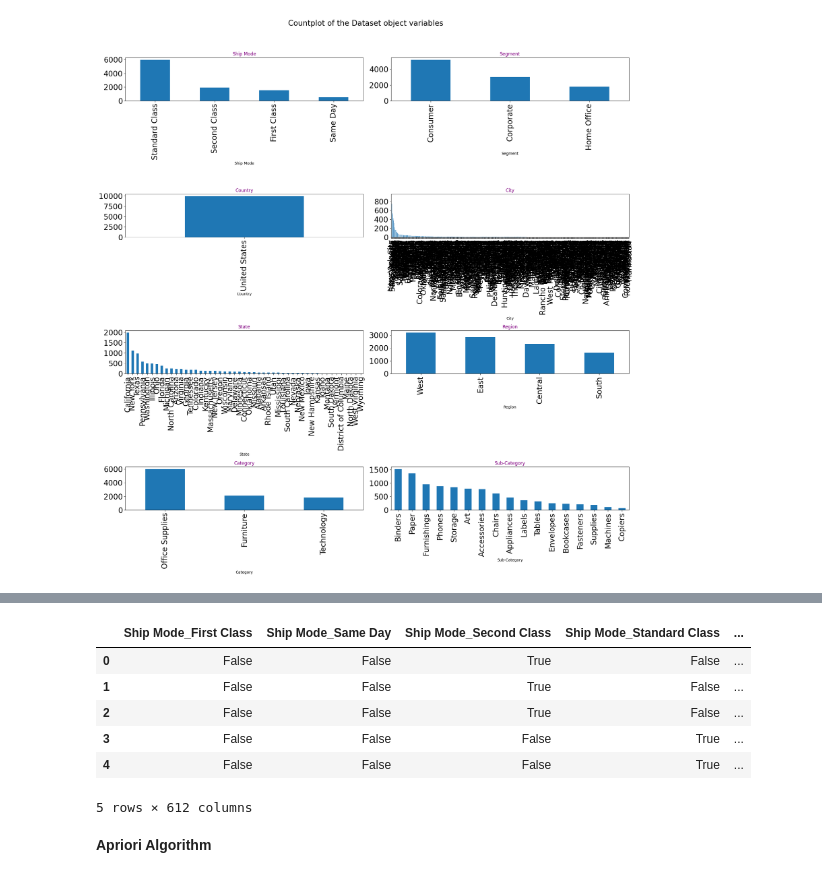
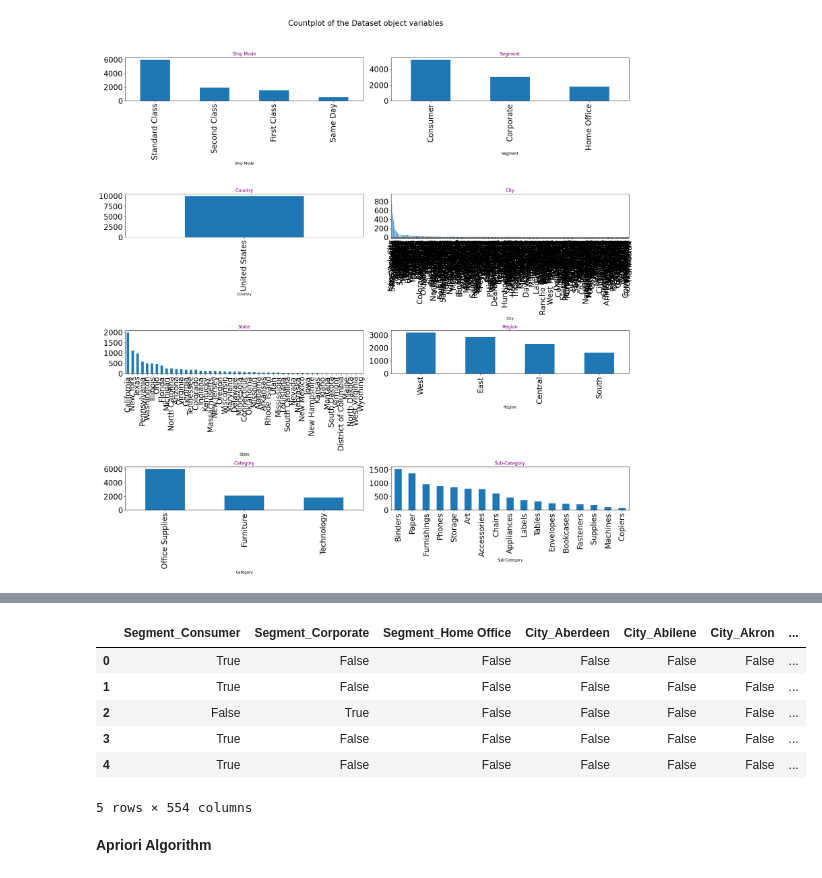
Before and after one commit to Animesh-Deb/BE_Class23, a Jupyter notebook: Assignment_Association_Animesh_Ver2.ipynb, the cells around one changed output, grey strips where cells are left out. Drawn from its saved outputs; the diff is of its cells as text; code cells hidden in the pictures.

```diff
--- a/Assignment_Association_Animesh1.ipynb
+++ b/Assignment_Association_Animesh_Ver2.ipynb
@@ -220,3 +220,7 @@ plt.tight_layout()
 plt.show()
 # %% [output]
 [figure]
+# %%
+# Removing the Country and Shipping column
+df1 = df_cat.drop(['Country','Ship Mode','State','Region'], axis=1)
+df1.head()
@@ -223,14 +234,14 @@ plt.show()
 # %%
-df1=pd.get_dummies(df_cat)
-df1.head()
+df2=pd.get_dummies(df1)
+df2.head()
 # %% [output]
-|  | Ship Mode_First Class | Ship Mode_Same Day | Ship Mode_Second Class | Ship Mode_Standard Class | ... |
-| 0 | False | False | True | False | ... |
-| 1 | False | False | True | False | ... |
-| 2 | False | False | True | False | ... |
-| 3 | False | False | False | True | ... |
-| 4 | False | False | False | True | ... |
+|  | Segment_Consumer | Segment_Corporate | Segment_Home Office | City_Aberdeen | City_Abilene | City_Akron | ... |
+| 0 | True | False | False | False | False | False | ... |
+| 1 | True | False | False | False | False | False | ... |
+| 2 | False | True | False | False | False | False | ... |
+| 3 | True | False | False | False | False | False | ... |
+| 4 | True | False | False | False | False | False | ... |
-5 rows × 612 columns
+5 rows × 554 columns
 # %% [markdown]
 **Apriori Algorithm**
 # %%
```
Also changed, not shown: parts of 9 cells of this notebook, 1 other file.
